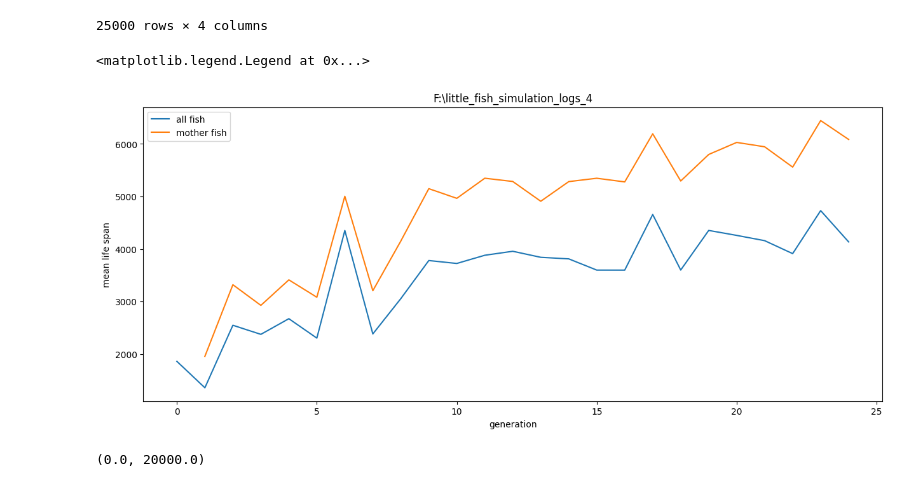
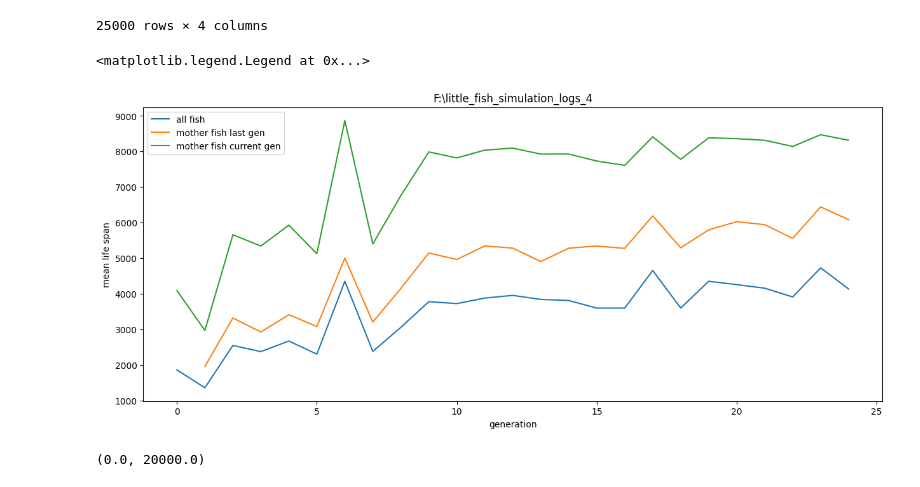
Before and after one commit to zhuangjun1981/littlefish, a Jupyter notebook: littlefish/scripts/for_visualization/020_evolution_life_spans_sim_4.ipynb, the cells around one changed output. Saved outputs shown, nothing was run; the diff lists cells and outputs as text; code cells hidden in the pictures.

```diff
--- a/littlefish/scripts/for_visualization/020_evolution_life_spans_sim_4.ipynb
+++ b/littlefish/scripts/for_visualization/020_evolution_life_spans_sim_4.ipynb
@@ -55,22 +55,25 @@ life_span_df
 # %%
 gens = sorted(life_span_df["generation"].unique())
 mean_life_span = []
-mean_mo_life_span = []
+mean_mo_life_last_gen = []
+mean_mo_life_curr_gen = []
 for gen in gens:
     curr_life_span = sorted(life_span_df.query("generation == @gen")["life_span"])
     mean_life_span.append(np.mean(curr_life_span))
-    mean_mo_life_span.append(np.mean(life_span_df.query("generation == @gen and is_from_last_geneartion")["life_span"]))
+    mean_mo_life_last_gen.append(np.mean(life_span_df.query("generation == @gen and is_from_last_geneartion")["life_span"]))
+    mean_mo_life_curr_gen.append(np.mean(curr_life_span[-mother_fish_num:]))
 
 f, ax = plt.subplots(figsize=(15, 6))
 ax.plot(gens, mean_life_span, label="all fish")
-ax.plot(gens, mean_mo_life_span, label="mother fish")
+ax.plot(gens, mean_mo_life_last_gen, label="mother fish last gen")
+ax.plot(gens, mean_mo_life_curr_gen, label="mother fish current gen")
 ax.set_xlabel("generation")
 ax.set_ylabel("mean life span")
 ax.set_title(simulation_folder)
 ax.legend()
 # %% [output]
 <matplotlib.legend.Legend at 0x...>
-[figure, old version]
+[figure, new version]
 # %%
 f, ax = plt.subplots(figsize=(15, 6))
 ax.set_title(simulation_folder)
```
Also changed, not shown: 3 other files.
